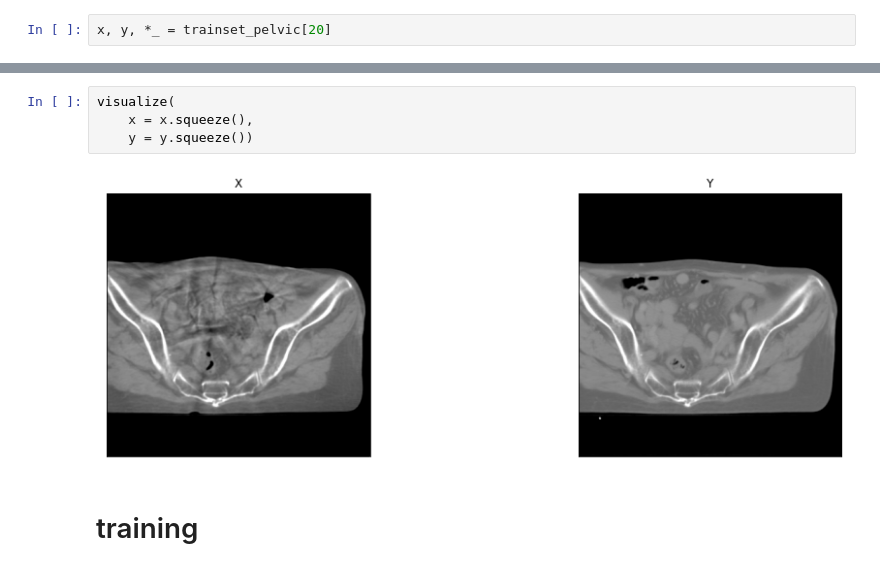
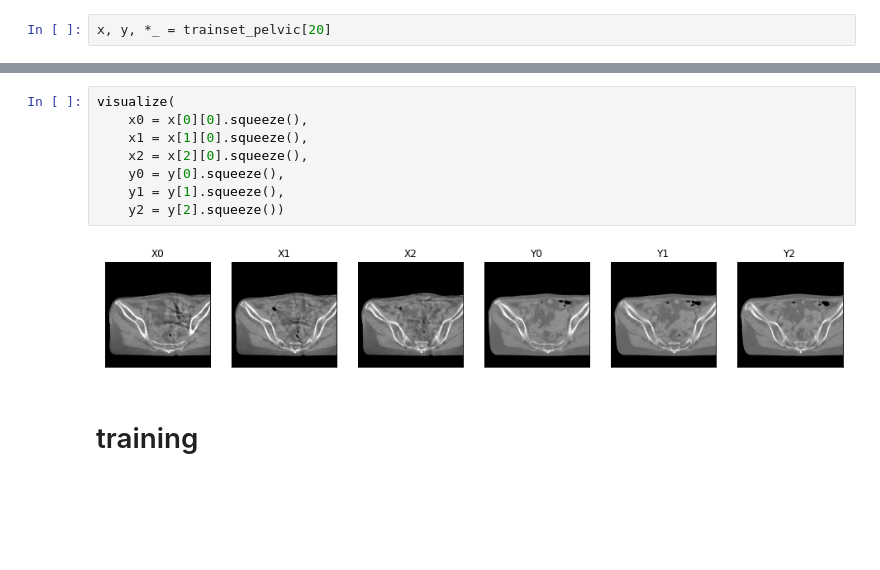
Before and after one commit to junjun1023/cbct_enhancement, a Jupyter notebook: CycleGAN.ipynb, the cells around one changed output, grey strips where cells are left out. Cells and saved outputs as stored; diff of their text form; blank space fills up the shorter version.

```diff
--- a/CycleGAN.ipynb
+++ b/CycleGAN.ipynb
@@ -589,9 +555,13 @@ x.shape, y.shape
-# %%
-visualize(
-    x = x.squeeze(),
-    y = y.squeeze())
-# %% [output]
-[figure, removed]
+# %%
+visualize(
+    x0 = x[0][0].squeeze(),
+    x1 = x[1][0].squeeze(),
+    x2 = x[2][0].squeeze(),
+    y0 = y[0].squeeze(),
+    y1 = y[1].squeeze(),
+    y2 = y[2].squeeze())
+# %% [output]
+[figure, added]
 # %% [markdown]
 # training
 # %%
```
Also changed, not shown: parts of 14 cells of this notebook.
